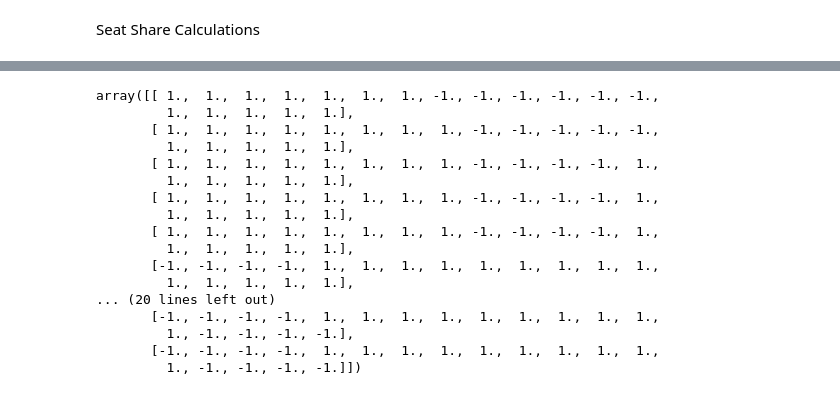
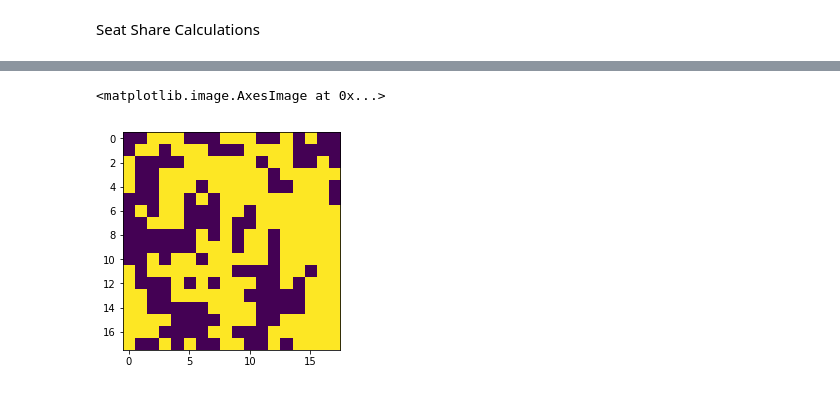
Before and after one commit to gerrymandr/Ising, a Jupyter notebook: Seat Share vs Temperature of Ising Model Simulation.ipynb, the cells around one changed output, grey strips where cells are left out. Drawn from its saved outputs; the diff is of its cells as text; code cells hidden in the pictures.

```diff
--- a/Seat Share vs Temperature of Ising Model Simulation.ipynb
+++ b/Seat Share vs Temperature of Ising Model Simulation.ipynb
@@ -325,20 +335,5 @@ plt.plot(seats)
-# %%
-configs[0]
-# %% [output]
-array([[ 1.,  1.,  1.,  1.,  1.,  1.,  1., -1., -1., -1., -1., -1., -1.,
-         1.,  1.,  1.,  1.,  1.],
-       [ 1.,  1.,  1.,  1.,  1.,  1.,  1.,  1., -1., -1., -1., -1., -1.,
-         1.,  1.,  1.,  1.,  1.],
-       [ 1.,  1.,  1.,  1.,  1.,  1.,  1.,  1., -1., -1., -1., -1.,  1.,
-         1.,  1.,  1.,  1.,  1.],
-       [ 1.,  1.,  1.,  1.,  1.,  1.,  1.,  1., -1., -1., -1., -1.,  1.,
-         1.,  1.,  1.,  1.,  1.],
-       [ 1.,  1.,  1.,  1.,  1.,  1.,  1.,  1., -1., -1., -1., -1.,  1.,
-         1.,  1.,  1.,  1.,  1.],
-       [-1., -1., -1., -1.,  1.,  1.,  1.,  1.,  1.,  1.,  1.,  1.,  1.,
-         1.,  1.,  1.,  1.,  1.],
-... (20 lines left out)
-       [-1., -1., -1., -1.,  1.,  1.,  1.,  1.,  1.,  1.,  1.,  1.,  1.,
-         1., -1., -1., -1., -1.],
-       [-1., -1., -1., -1.,  1.,  1.,  1.,  1.,  1.,  1.,  1.,  1.,  1.,
-         1., -1., -1., -1., -1.]])
+# %%
+plt.imshow(configs[12])
+# %% [output]
+<matplotlib.image.AxesImage at 0x...>
+[figure, added]
```
Also changed, not shown: parts of 17 cells of this notebook.
